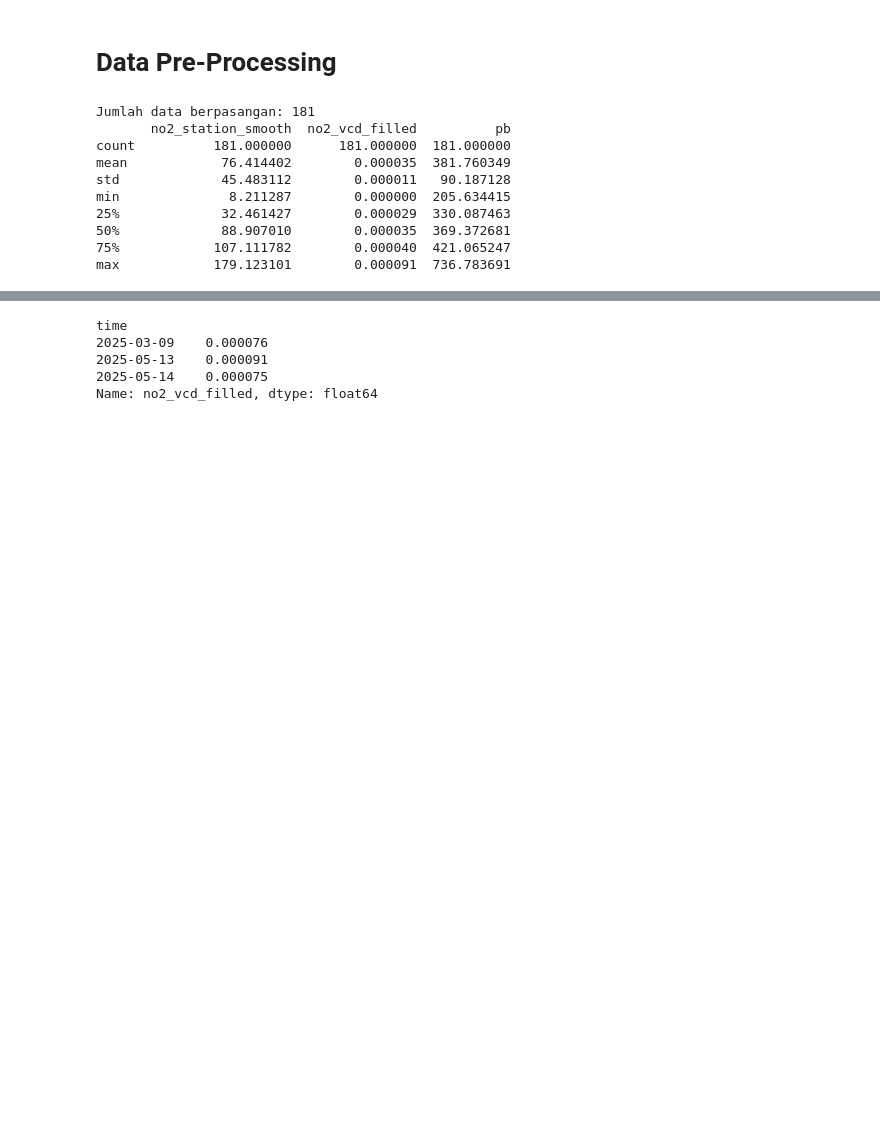
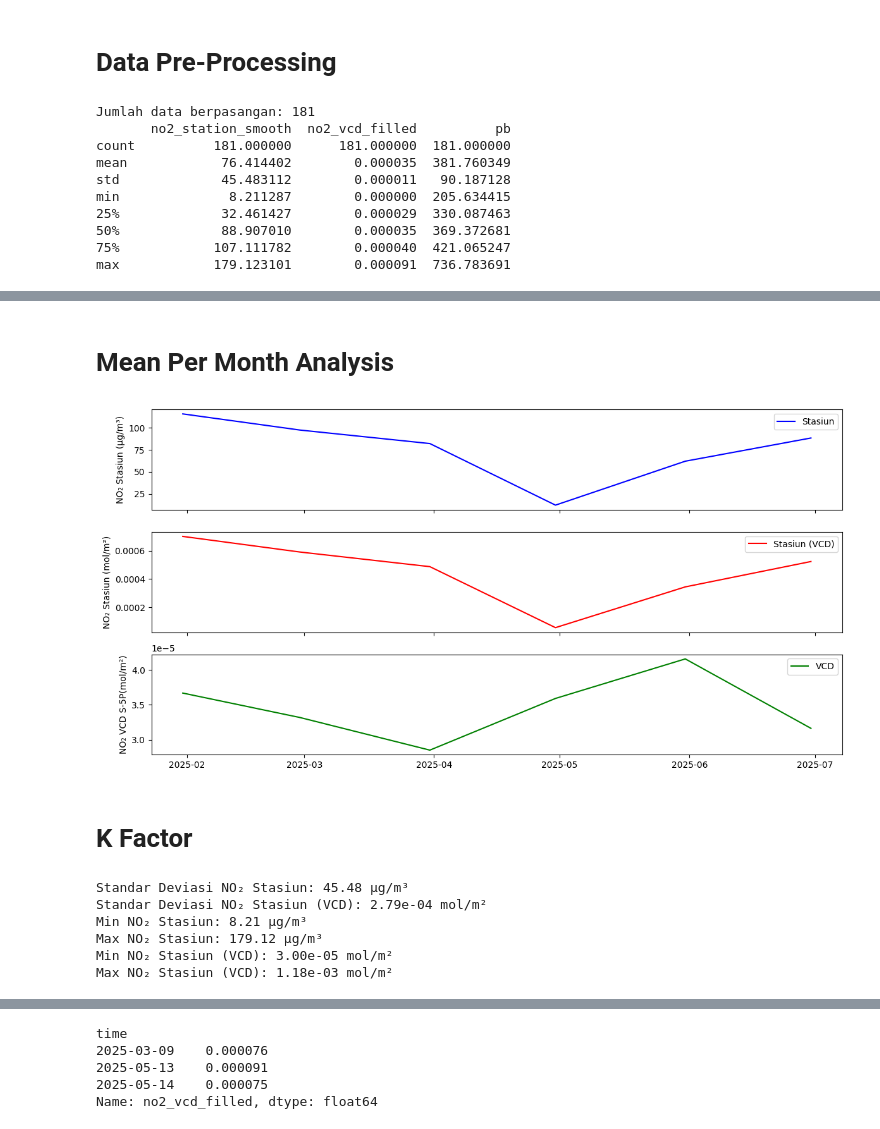
Before and after one commit to nuryuwii-cue/gap_filling_no2_sentinel5p_rfstk, a Jupyter notebook: 03-no2_vcd_station_correlation_analysis.ipynb, the cells around one changed output, grey strips where cells are left out. Cells and saved outputs as stored; diff of their text form; code cells hidden in the pictures; blank space fills up the shorter version.

```diff
--- a/03-no2_vcd_station_correlation_analysis.ipynb
+++ b/03-no2_vcd_station_correlation_analysis.ipynb
@@ -96,0 +163,49 @@ plt.show()
+# %% [markdown]
+# **Mean Per Month Analysis**
+# %%
+df_month = df.resample('M').mean()
+fig, axes = plt.subplots(3, 1, figsize=(12, 6), sharex=True)
+axes[0].plot(df_month.index, df_month['no2_station_smooth'], color='blue', label='Stasiun')
+axes[0].set_ylabel('NO₂ Stasiun (μg/m³)')
+axes[0].legend()
+
+axes[1].plot(df_month.index, df_month['no2_station_vcd_mol_m2'], color='red', label='Stasiun (VCD)')
+axes[1].set_ylabel('NO₂ Stasiun (mol/m²)')
+axes[1].legend()
+
+axes[2].plot(df_month.index, df_month['no2_vcd_filled'], color='green', label='VCD')
+axes[2].set_ylabel('NO₂ VCD S-5P(mol/m²)')
+axes[2].legend()
+
+plt.tight_layout()
+plt.show()
+# %% [output]
+[figure, added]
+# %% [markdown]
+# **K Factor**
+# %%
+# Hitung K faktor
+df['K_calculated'] = (df['no2_station_vcd_mol_m2']) / (df['no2_station_smooth'])
+
+# Hitung standar deviasi untuk kedua variabel
+std_station = df['no2_station_smooth'].std()
+std_vcd = df['no2_station_vcd_mol_m2'].std()
+print(f"Standar Deviasi NO₂ Stasiun: {std_station:.2f} μg/m³")
+print(f"Standar Deviasi NO₂ Stasiun (VCD): {std_vcd:.2e} mol/m²")
+
+# Hitung min max untuk kedua variabel
+min_station = df['no2_station_smooth'].min()
+max_station = df['no2_station_smooth'].max()
+min_vcd = df['no2_station_vcd_mol_m2'].min()
+max_vcd = df['no2_station_vcd_mol_m2'].max()
+print(f"Min NO₂ Stasiun: {min_station:.2f} μg/m³")
+print(f"Max NO₂ Stasiun: {max_station:.2f} μg/m³")
+print(f"Min NO₂ Stasiun (VCD): {min_vcd:.2e} mol/m²")
+print(f"Max NO₂ Stasiun (VCD): {max_vcd:.2e} mol/m²")
+# %% [output]
+Standar Deviasi NO₂ Stasiun: 45.48 μg/m³
+Standar Deviasi NO₂ Stasiun (VCD): 2.79e-04 mol/m²
+Min NO₂ Stasiun: 8.21 μg/m³
+Max NO₂ Stasiun: 179.12 μg/m³
+Min NO₂ Stasiun (VCD): 3.00e-05 mol/m²
+Max NO₂ Stasiun (VCD): 1.18e-03 mol/m²
```
Also changed, not shown: parts of 20 cells of this notebook.
